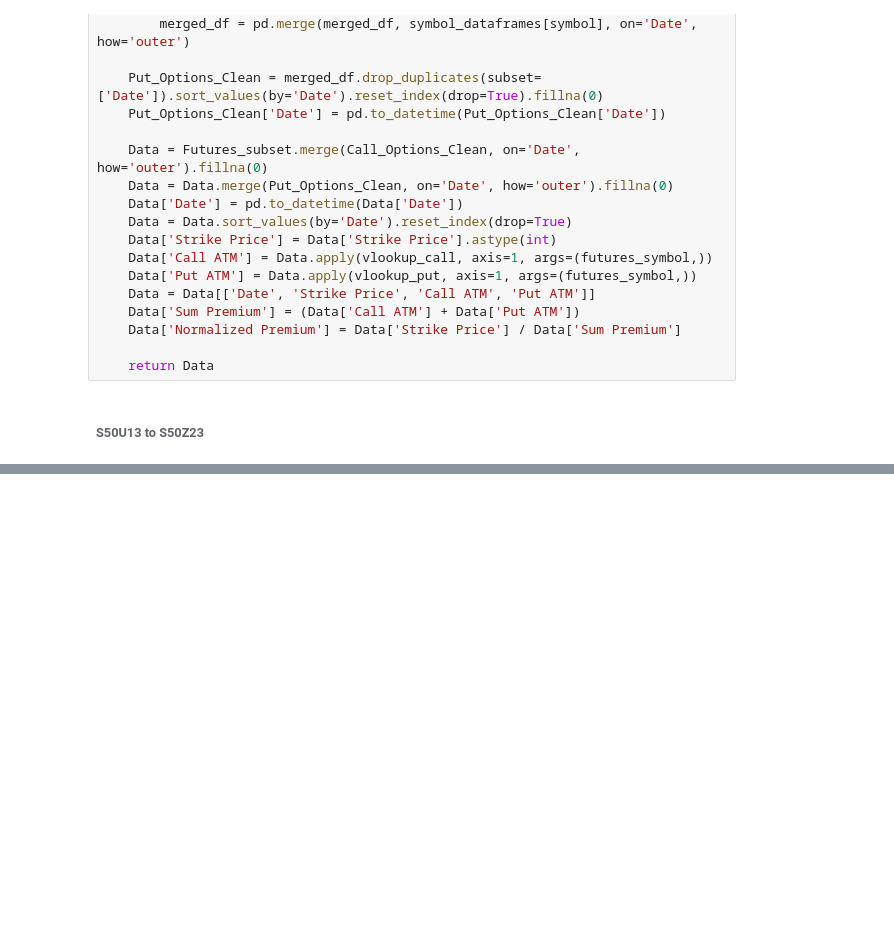
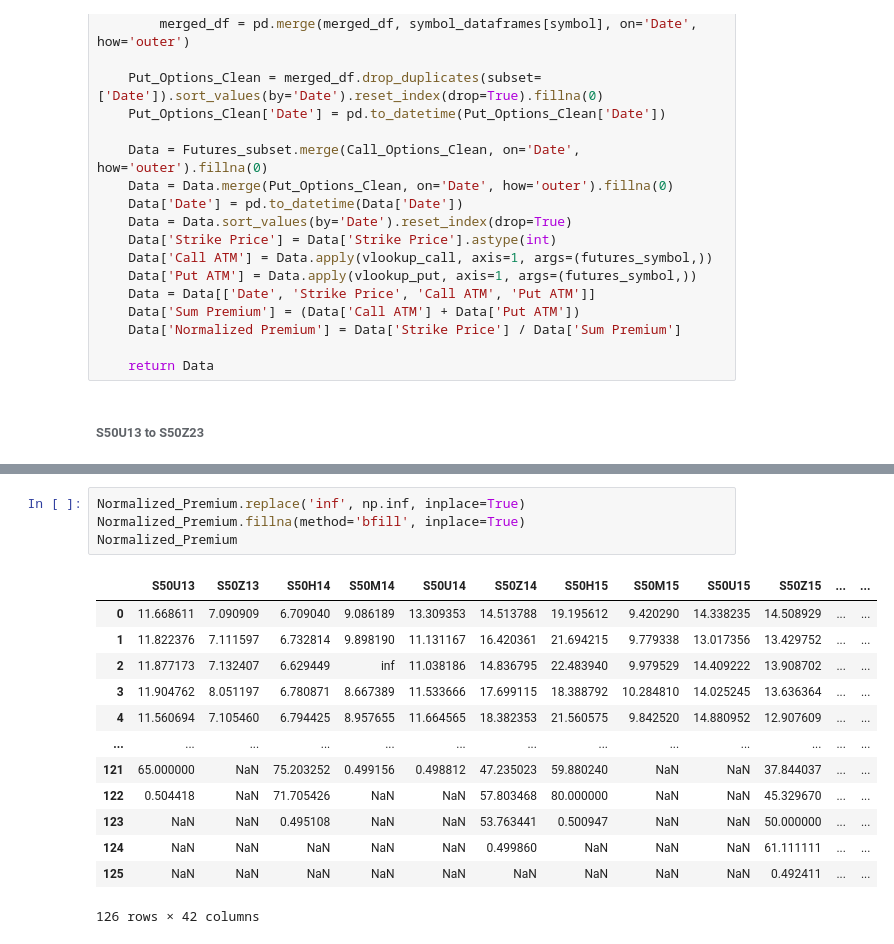
Before and after one commit to SamapanThongmee/SET_Index_Options_Premium_Analysis, a Jupyter notebook: main.ipynb, the cells around one changed output, grey strips where cells are left out. Saved outputs shown, nothing was run; the diff lists cells and outputs as text; blank space fills up the shorter version.

```diff
--- a/main.ipynb
+++ b/main.ipynb
@@ -396,0 +577,18 @@ Normalized_Premium
+# %%
+Normalized_Premium.replace('inf', np.inf, inplace=True)
+Normalized_Premium.fillna(method='bfill', inplace=True)
+Normalized_Premium
+# %% [output]
+|  | S50U13 | S50Z13 | S50H14 | S50M14 | S50U14 | S50Z14 | S50H15 | S50M15 | S50U15 | S50Z15 | ... | ... |
+| 0 | 11.668611 | 7.090909 | 6.709040 | 9.086189 | 13.309353 | 14.513788 | 19.195612 | 9.420290 | 14.338235 | 14.508929 | ... | ... |
+| 1 | 11.822376 | 7.111597 | 6.732814 | 9.898190 | 11.131167 | 16.420361 | 21.694215 | 9.779338 | 13.017356 | 13.429752 | ... | ... |
+| 2 | 11.877173 | 7.132407 | 6.629449 | inf | 11.038186 | 14.836795 | 22.483940 | 9.979529 | 14.409222 | 13.908702 | ... | ... |
+| 3 | 11.904762 | 8.051197 | 6.780871 | 8.667389 | 11.533666 | 17.699115 | 18.388792 | 10.284810 | 14.025245 | 13.636364 | ... | ... |
+| 4 | 11.560694 | 7.105460 | 6.794425 | 8.957655 | 11.664565 | 18.382353 | 21.560575 | 9.842520 | 14.880952 | 12.907609 | ... | ... |
+| ... | ... | ... | ... | ... | ... | ... | ... | ... | ... | ... | ... | ... |
+| 121 | 65.000000 | NaN | 75.203252 | 0.499156 | 0.498812 | 47.235023 | 59.880240 | NaN | NaN | 37.844037 | ... | ... |
+| 122 | 0.504418 | NaN | 71.705426 | NaN | NaN | 57.803468 | 80.000000 | NaN | NaN | 45.329670 | ... | ... |
+| 123 | NaN | NaN | 0.495108 | NaN | NaN | 53.763441 | 0.500947 | NaN | NaN | 50.000000 | ... | ... |
+| 124 | NaN | NaN | NaN | NaN | NaN | 0.499860 | NaN | NaN | NaN | 61.111111 | ... | ... |
+| 125 | NaN | NaN | NaN | NaN | NaN | NaN | NaN | NaN | NaN | 0.492411 | ... | ... |
+126 rows × 42 columns
```
Also changed, not shown: parts of 15 cells of this notebook.
